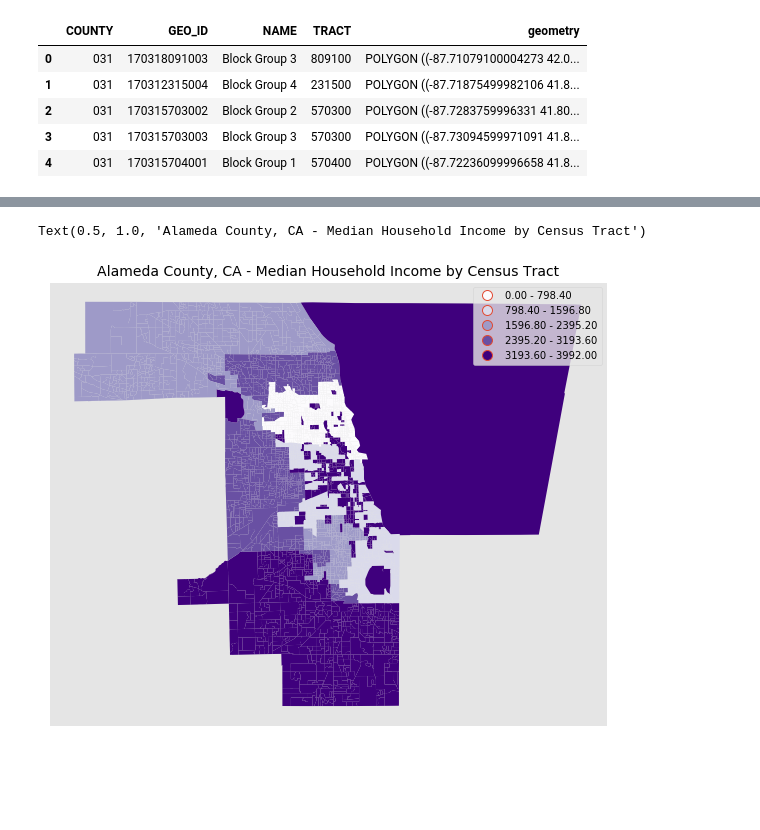
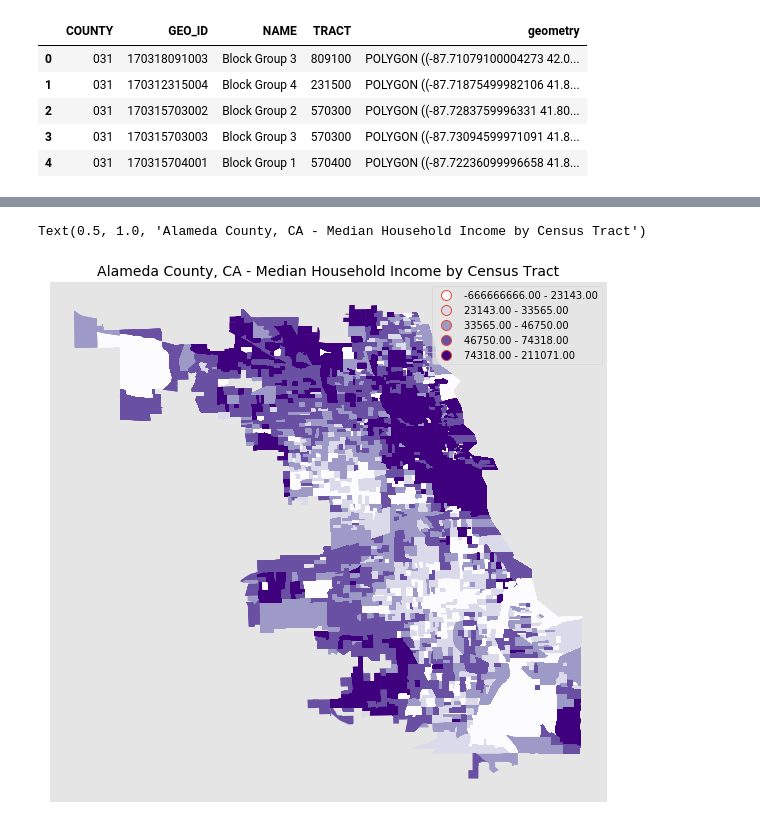
Before and after one commit to capp-machine-learning/chicago-crime-analysis, a Jupyter notebook: clean_ver.ipynb, the cells around one changed output, grey strips where cells are left out. Cells and saved outputs as stored; diff of their text form; code cells hidden in the pictures; blank space fills up the shorter version.

```diff
--- a/clean_ver.ipynb
+++ b/clean_ver.ipynb
@@ -42,3 +42,6 @@ acs_list = connection.acs5.state_county_blockgroup(("NAME", "GEO_ID", "B02001_00
 # B02001_001E = race, B19013_001E = Median household income in the past 12 months
 acs_json = json.dumps(acs_list)
 acs_df = pd.read_json(acs_json).dropna()
+acs_df.rename(columns={'B19013_001E':'Income'}, inplace=True)
+acs_df = acs_df[acs_df.Income != -666666666]
+acs_df['GEO_ID'] = acs_df['GEO_ID'].str.replace(r'1500000US', '')
@@ -88,7 +88,7 @@ geodata.head(100)
 #geodata = geodata.to_crs(crime_gdf.crs)
 geodataWGS84 = geodata.to_crs({'proj':'longlat', 'ellps':'WGS84', 'datum':'WGS84'})
 
-crime_bg_df = gpd.sjoin(crime_gdf, geodataWGS84, how="left", op='contains')
+crime_bg_df = gpd.sjoin(crime_gdf, geodataWGS84, how="right", op='within')
 # %%
 geodataWGS84.head()
 # %% [output]
@@ -121,0 +101,7 @@ crime_bg_df.head(100)
+# %%
+crime_bg_df = crime_bg_df.reset_index()
+crime_bg_df = crime_bg_df[["Date", "Block", "Primary Type", "Community Area", "Year", "GEO_ID", "geometry"]]
+crime_bg_df = crime_bg_df.dropna()
+# %%
+full_crime_df = pd.merge(crime_bg_df, acs_df, on='GEO_ID', how='left')
+full_crime_df.head()
@@ -122,9 +144,10 @@ crime_bg_df.head(100)
 # %%
-geodata_test = geodata[["geometry", "COUNTY", "GEO_ID"]].loc[geodata["COUNTY"] == "031"]
+test = full_crime_df[["geometry", "B19013_001E"]].dropna()
+test_gdf = gpd.GeoDataFrame(test, geometry='geometry')
 fig, ax = plt.subplots(figsize=(10,10))
 ax.set(aspect='equal', xticks=[], yticks=[])
-geodata_test.plot(column= "GEO_ID", ax = ax, scheme='equal_interval', cmap='Purples', legend=True)
+test_gdf.plot(column= "B19013_001E", ax = ax, scheme='quantiles', cmap='Purples', legend=True)
 plt.title('Alameda County, CA - Median Household Income by Census Tract', size = 14)
 # %% [output]
 Text(0.5, 1.0, 'Alameda County, CA - Median Household Income by Census Tract')
-[figure, old version]
+[figure, new version]
```
Also changed, not shown: parts of 7 cells of this notebook.
